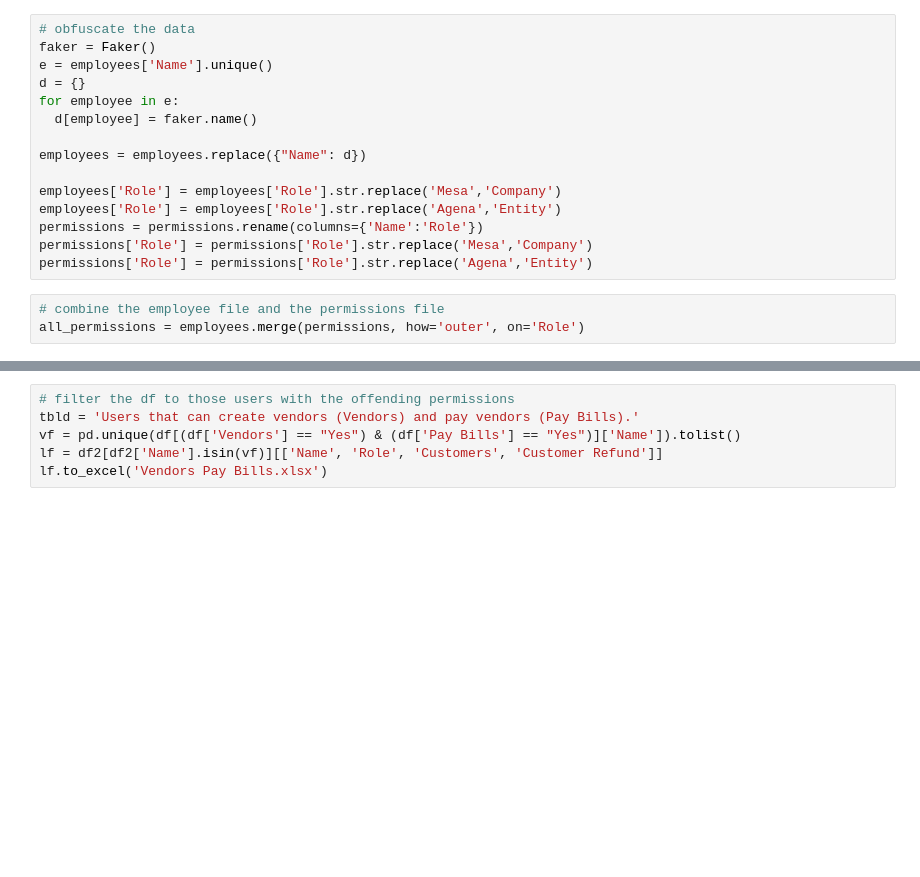
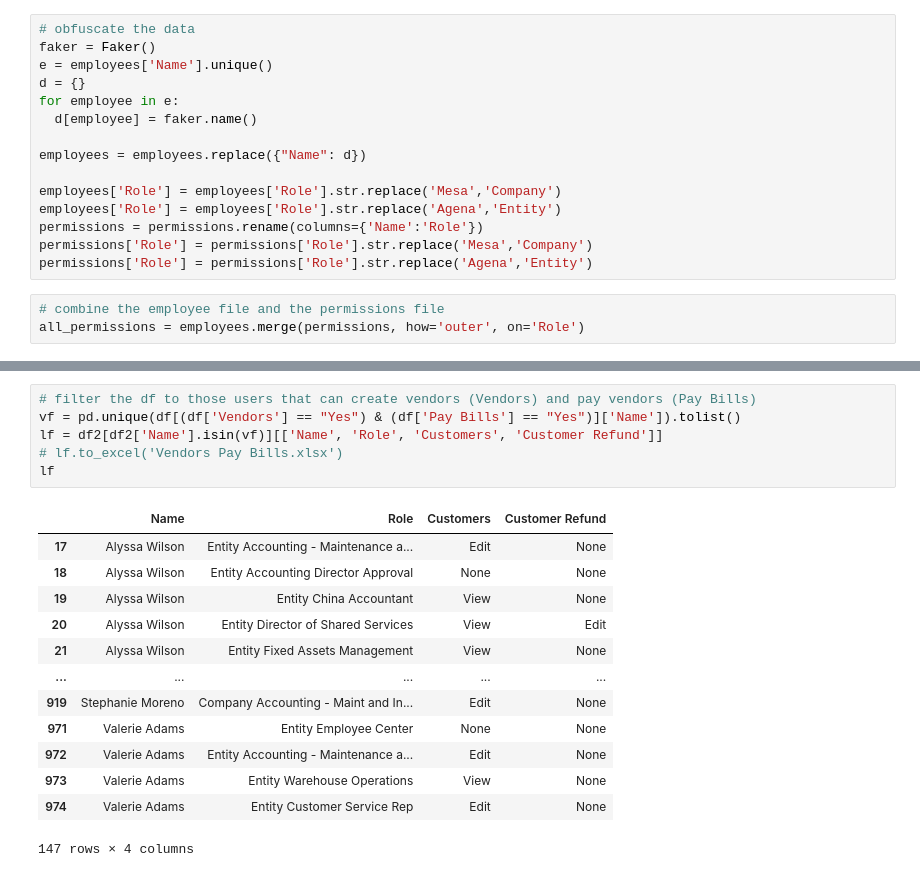
Before and after one commit to coltonwaynelawson/NetSuiteSOD, a Jupyter notebook: sod.ipynb, the cells around one changed output, grey strips where cells are left out. Saved outputs shown, nothing was run; the diff lists cells and outputs as text; blank space fills up the shorter version.

```diff
--- a/sod.ipynb
+++ b/sod.ipynb
@@ -84,7 +101,21 @@ lf.to_excel('Invoice Customer Payment.xlsx')
 # %%
-# filter the df to those users with the offending permissions
-tbld = 'Users that can create vendors (Vendors) and pay vendors (Pay Bills).'
+# filter the df to those users that can create vendors (Vendors) and pay vendors (Pay Bills)
 vf = pd.unique(df[(df['Vendors'] == "Yes") & (df['Pay Bills'] == "Yes")]['Name']).tolist()
 lf = df2[df2['Name'].isin(vf)][['Name', 'Role', 'Customers', 'Customer Refund']]
-lf.to_excel('Vendors Pay Bills.xlsx')
+# lf.to_excel('Vendors Pay Bills.xlsx')
+lf
+# %% [output]
+|  | Name | Role | Customers | Customer Refund |
+| 17 | Alyssa Wilson | Entity Accounting - Maintenance a... | Edit | None |
+| 18 | Alyssa Wilson | Entity Accounting Director Approval | None | None |
+| 19 | Alyssa Wilson | Entity China Accountant | View | None |
+| 20 | Alyssa Wilson | Entity Director of Shared Services | View | Edit |
+| 21 | Alyssa Wilson | Entity Fixed Assets Management | View | None |
+| ... | ... | ... | ... | ... |
+| 919 | Stephanie Moreno | Company Accounting - Maint and In... | Edit | None |
+| 971 | Valerie Adams | Entity Employee Center | None | None |
+| 972 | Valerie Adams | Entity Accounting - Maintenance a... | Edit | None |
+| 973 | Valerie Adams | Entity Warehouse Operations | View | None |
+| 974 | Valerie Adams | Entity Customer Service Rep | Edit | None |
+147 rows × 4 columns
 # %%
```
Also changed, not shown: parts of 10 cells of this notebook.
